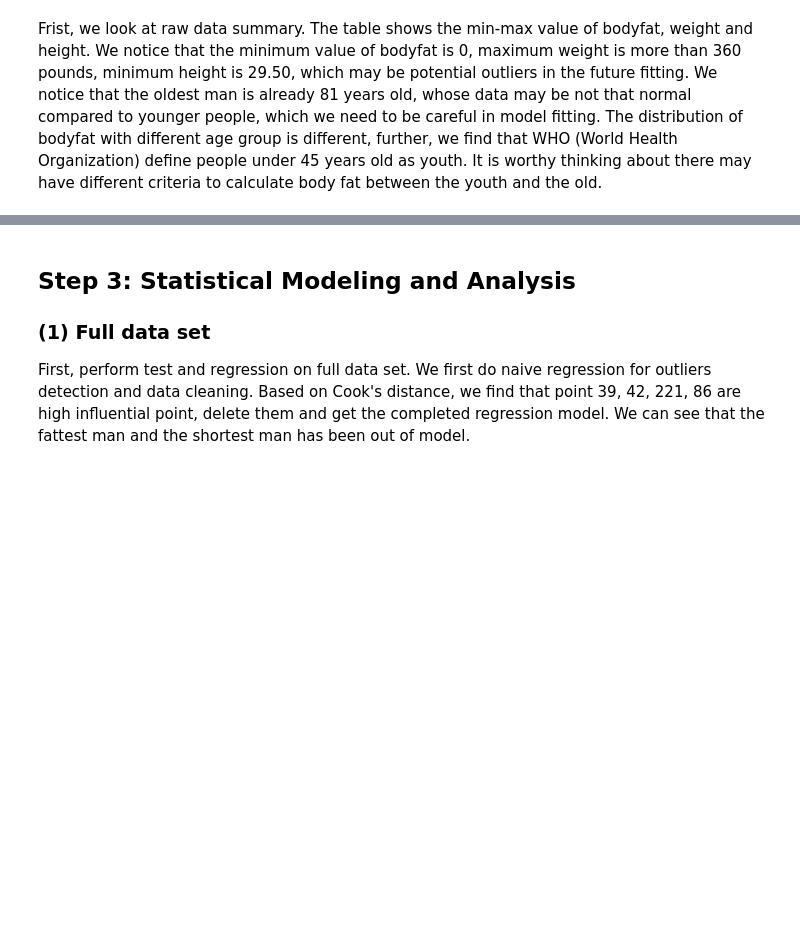
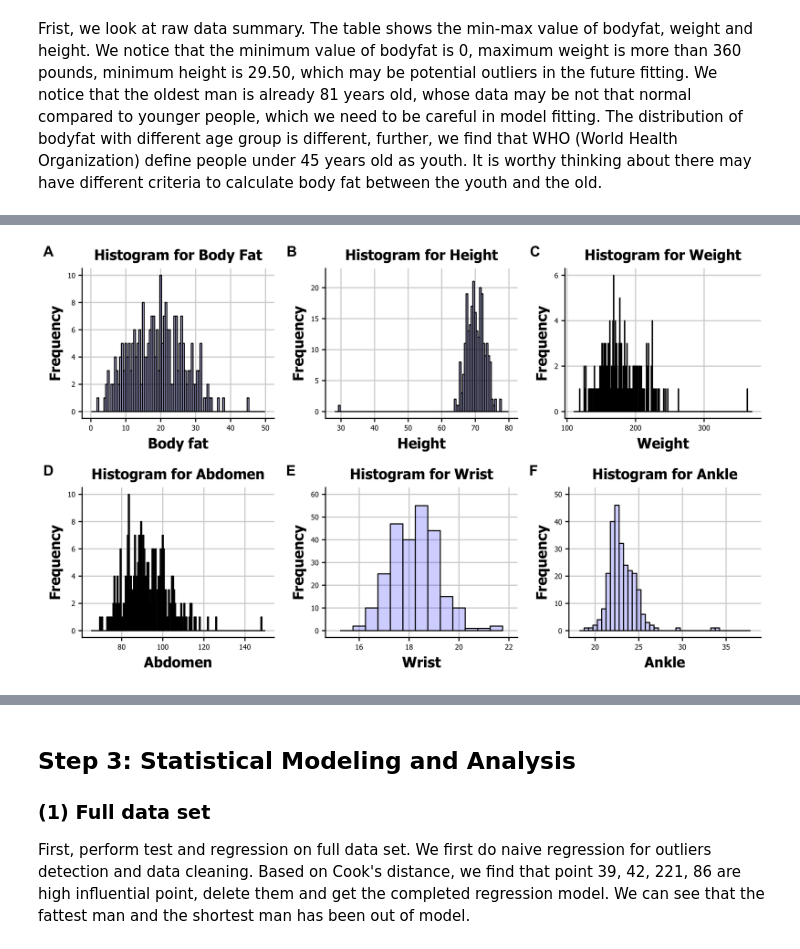
Before and after one commit to JXU0728/STAT-628-module-1, a Jupyter notebook: STAT628_Module1_Summary.ipynb, the cells around one changed output, grey strips where cells are left out. Drawn from its saved outputs; the diff is of its cells as text; code cells hidden in the pictures; blank space fills up the shorter version.

```diff
--- a/STAT628_Module1_Summary.ipynb
+++ b/STAT628_Module1_Summary.ipynb
@@ -29,2 +28,7 @@ The plot shows the distribution of some variables which we consider may use in t
+# %%
+library("IRdisplay")
+display_png(file="Plots/hist_for_all.png")
+# %% [output]
+[figure, added]
 # %% [markdown]
 The plot shows the relation of bodyfat with different variables in the data set.
```
Also changed, not shown: parts of 9 cells of this notebook.
